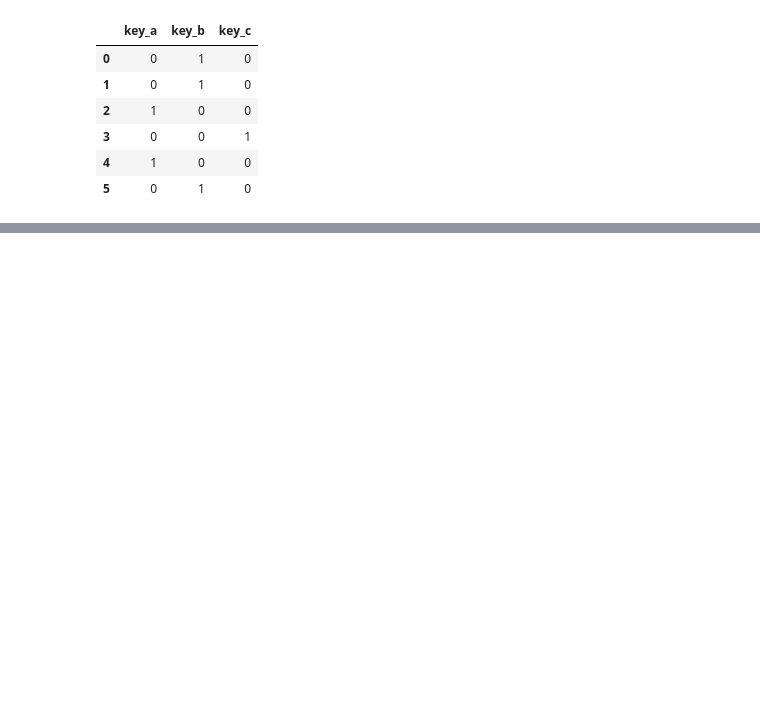
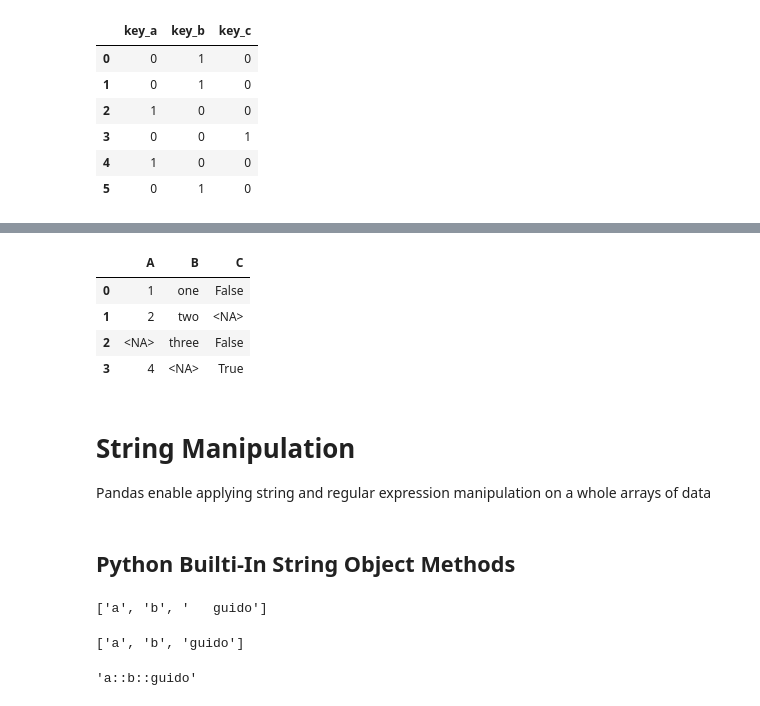
Before and after one commit to atozncoder/ai, a Jupyter notebook: PythonForDataAnalysisBook/7DataCleaning.ipynb, the cells around one changed output, grey strips where cells are left out. Cells and saved outputs as stored; diff of their text form; code cells hidden in the pictures; blank space fills up the shorter version.

```diff
--- a/PythonForDataAnalysisBook/7DataCleaning.ipynb
+++ b/PythonForDataAnalysisBook/7DataCleaning.ipynb
@@ -695,0 +777,35 @@ pd.get_dummies(df["key"], prefix="key", dtype=int)
+# %%
+df["A"] = df["A"].astype(pd.Int64Dtype())
+df["B"] = df["B"].astype(pd.StringDtype())
+df["C"] = df["C"].astype(pd.BooleanDtype())
+df
+# %% [output]
+|  | A | B | C |
+| 0 | 1 | one | False |
+| 1 | 2 | two | <NA> |
+| 2 | <NA> | three | False |
+| 3 | 4 | <NA> | True |
+# %% [markdown]
+# String Manipulation
+Pandas enable applying string and regular expression manipulation on a whole arrays of data
+# %% [markdown]
+## Python Builti-In String Object Methods
+# %%
+# Most of the time built in string methods are sufficiant
+# Example comma separated string can be broken by split method
+val = "a,b,   guido"
+val.split(",")
+# %% [output]
+['a', 'b', '   guido']
+# %%
+# It is often combined with the strip to trim whitespace
+pieces = [x.strip() for x in val.split(",")]
+pieces
+# %% [output]
+['a', 'b', 'guido']
+# %%
+# Substrings can be concanated
+first, second, third = pieces
+first + "::" + second + "::" + third
+# %% [output]
+'a::b::guido'
```
Also changed, not shown: parts of 39 cells of this notebook.
